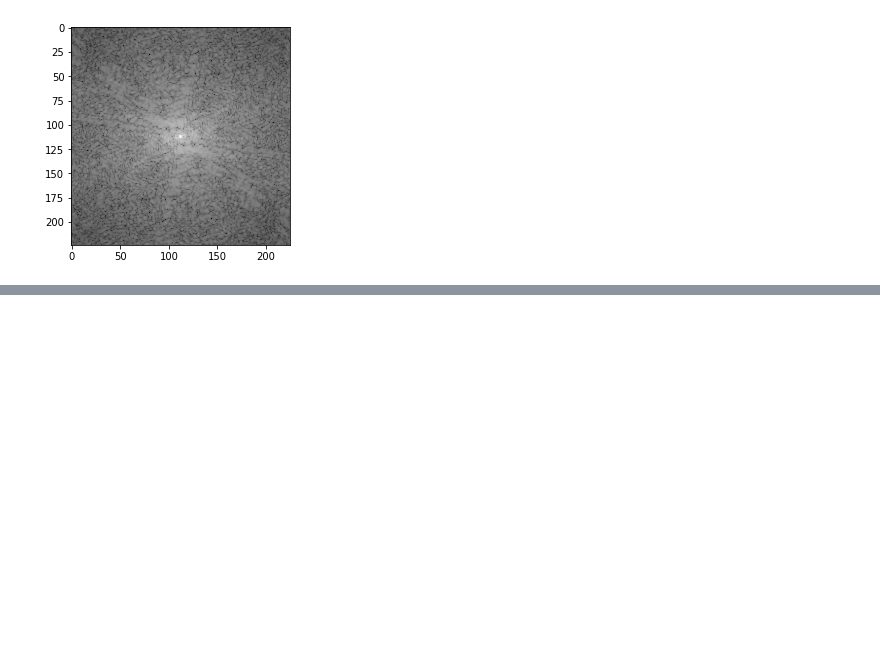
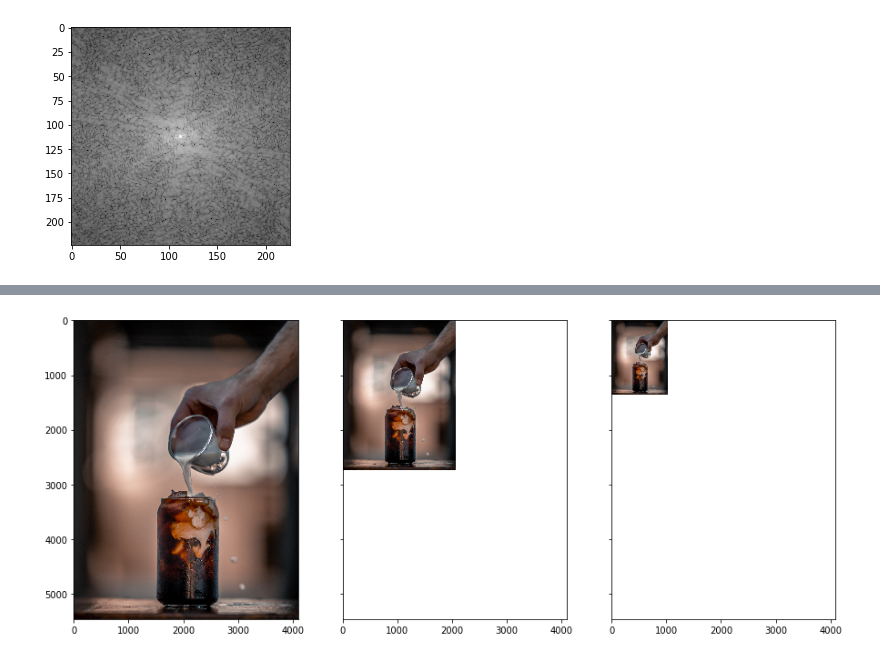
Before and after one commit to TifMoe/computer-vision-course, a Jupyter notebook: notebooks/2-image-filtering.ipynb, the cells around one changed output, grey strips where cells are left out. Drawn from its saved outputs; the diff is of its cells as text; code cells hidden in the pictures; blank space fills up the shorter version.

Commit message:
exercises for gaussian and laplacian pyramids

```diff
--- a/notebooks/2-image-filtering.ipynb
+++ b/notebooks/2-image-filtering.ipynb
@@ -508,0 +516,23 @@ plt.imshow(Fmaglog, cmap="gray")
+# %%
+from scipy.signal import sepfir2d
+
+im = plt.imread('../images/rudy-rasmus-D9T9fI2Om3U-unsplash.jpeg')
+h = [1/16, 4/16, 6/16, 4/16, 1/16]; # blur filter - values sum to 1
+N = 3 # Number of pyramid levels
+
+P = [] # This will store our pyramid
+P.append(im) # first pyramid level
+for k in range(1,N): # add the other pyramid levels
+    im2 = np.zeros( im.shape )
+    for z in range(3): # Three channels because image is color
+        im2[:,:,z] = sepfir2d( im[:,:,z], h, h) # blur each color channel with the separable filter
+    im2 = im2[0:-1:2, 0:-1:2, :] # down sample by removing every other pixel
+    im = im2.astype(int)
+    P.append(im2)
+
+# display first pyramid
+fig, ax = plt.subplots(nrows=1, ncols=N, figsize=(15,7), dpi=72, sharex=True, sharey=True)
+for k in range(N-1,-1,-1):
+    ax[k].imshow(P[k].astype(np.uint8))
+# %% [output]
+[figure, added]
```
Also changed, not shown: parts of 4 cells of this notebook, 1 other file.
